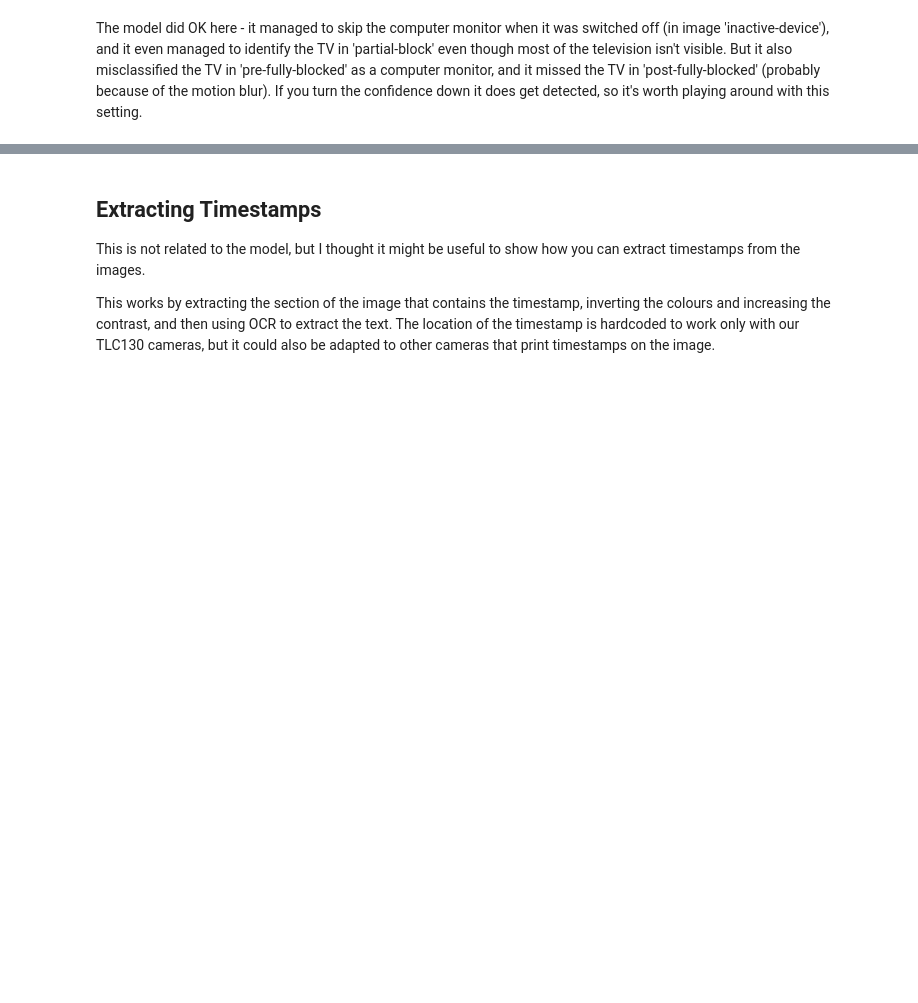
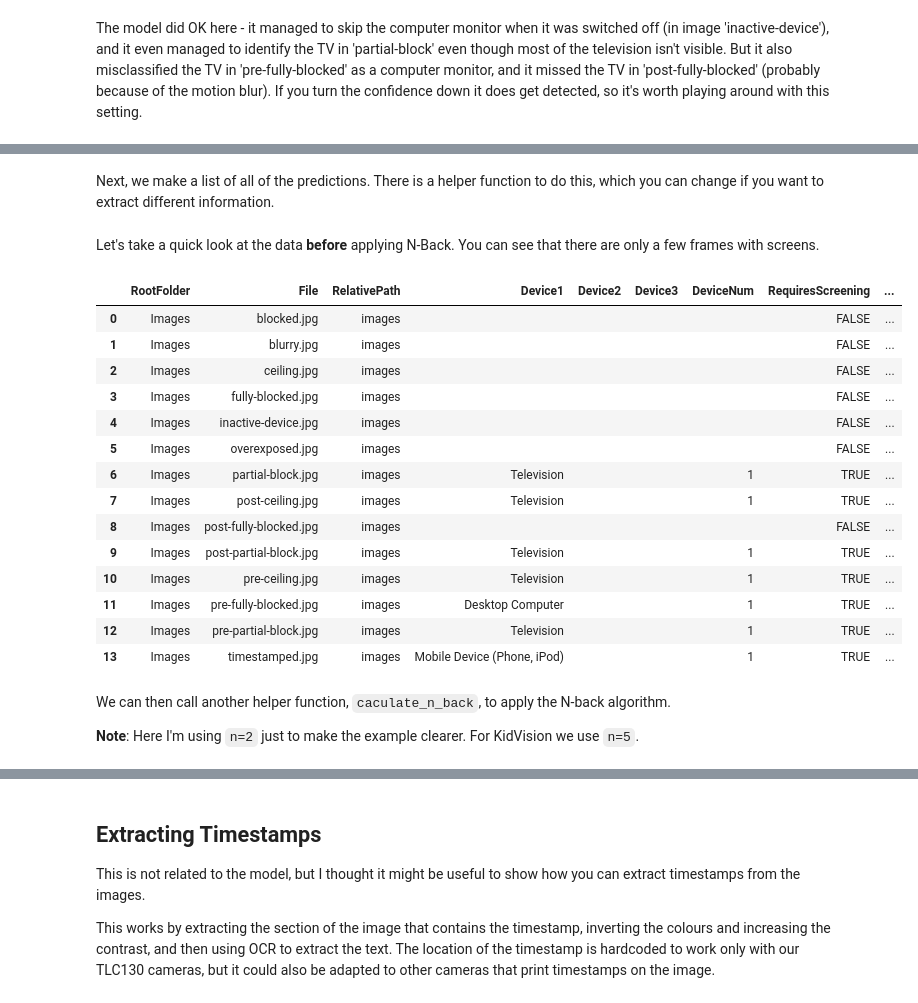
Before and after one commit to Motivation-and-Behaviour/SquareEyes, a Jupyter notebook: notebooks/example.ipynb, the cells around one changed output, grey strips where cells are left out. Cells and saved outputs as stored; diff of their text form; code cells hidden in the pictures; blank space fills up the shorter version.

Commit message:
Update notebook example

```diff
--- a/notebooks/example.ipynb
+++ b/notebooks/example.ipynb
@@ -224,0 +232,33 @@ xyxyn: tensor([[0.2389, 0.4356, 0.5533, 0.9114]], device='cuda:0')
+# %%
+predictions = predictor.predict(example_folder)
+# %% [markdown]
+Next, we make a list of all of the predictions. There is a helper function to do this, which you can change if you want to extract different information.
+# %%
+csv_rows = []
+
+for prediction in predictions:
+  csv_rows.append(convert_prediction_csv(prediction))
+# %% [markdown]
+Let's take a quick look at the data **before** applying N-Back. You can see that there are only a few frames with screens.
+# %%
+pd.DataFrame(csv_rows)
+# %% [output]
+|  | RootFolder | File | RelativePath | Device1 | Device2 | Device3 | DeviceNum | RequiresScreening | ... |
+| 0 | Images | blocked.jpg | images |  |  |  |  | FALSE | ... |
+| 1 | Images | blurry.jpg | images |  |  |  |  | FALSE | ... |
+| 2 | Images | ceiling.jpg | images |  |  |  |  | FALSE | ... |
+| 3 | Images | fully-blocked.jpg | images |  |  |  |  | FALSE | ... |
+| 4 | Images | inactive-device.jpg | images |  |  |  |  | FALSE | ... |
+| 5 | Images | overexposed.jpg | images |  |  |  |  | FALSE | ... |
+| 6 | Images | partial-block.jpg | images | Television |  |  | 1 | TRUE | ... |
+| 7 | Images | post-ceiling.jpg | images | Television |  |  | 1 | TRUE | ... |
+| 8 | Images | post-fully-blocked.jpg | images |  |  |  |  | FALSE | ... |
+| 9 | Images | post-partial-block.jpg | images | Television |  |  | 1 | TRUE | ... |
+| 10 | Images | pre-ceiling.jpg | images | Television |  |  | 1 | TRUE | ... |
+| 11 | Images | pre-fully-blocked.jpg | images | Desktop Computer |  |  | 1 | TRUE | ... |
+| 12 | Images | pre-partial-block.jpg | images | Television |  |  | 1 | TRUE | ... |
+| 13 | Images | timestamped.jpg | images | Mobile Device (Phone, iPod) |  |  | 1 | TRUE | ... |
+# %% [markdown]
+We can then call another helper function, `caculate_n_back`, to apply the N-back algorithm.
+
+**Note**: Here I'm using `n=2` just to make the example clearer. For KidVision we use `n=5`.
```
Also changed, not shown: parts of 16 cells of this notebook.
